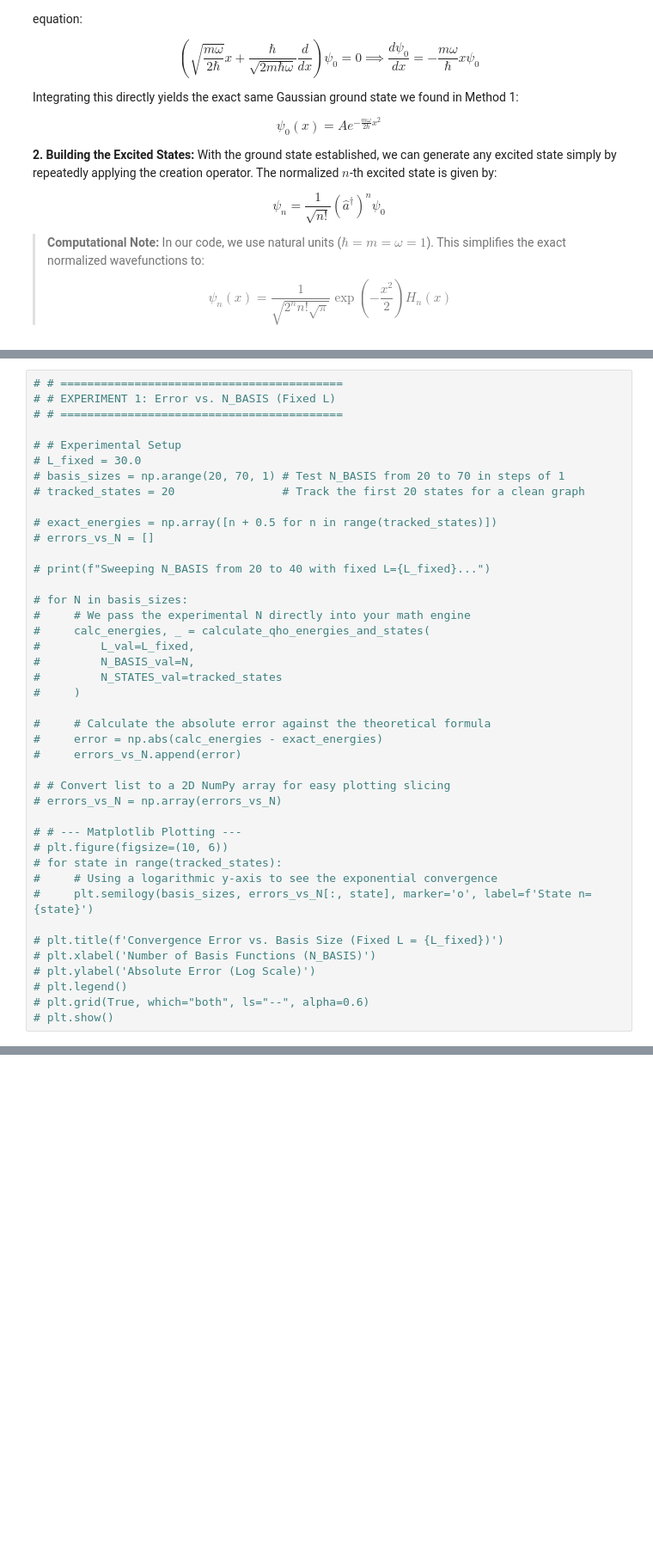
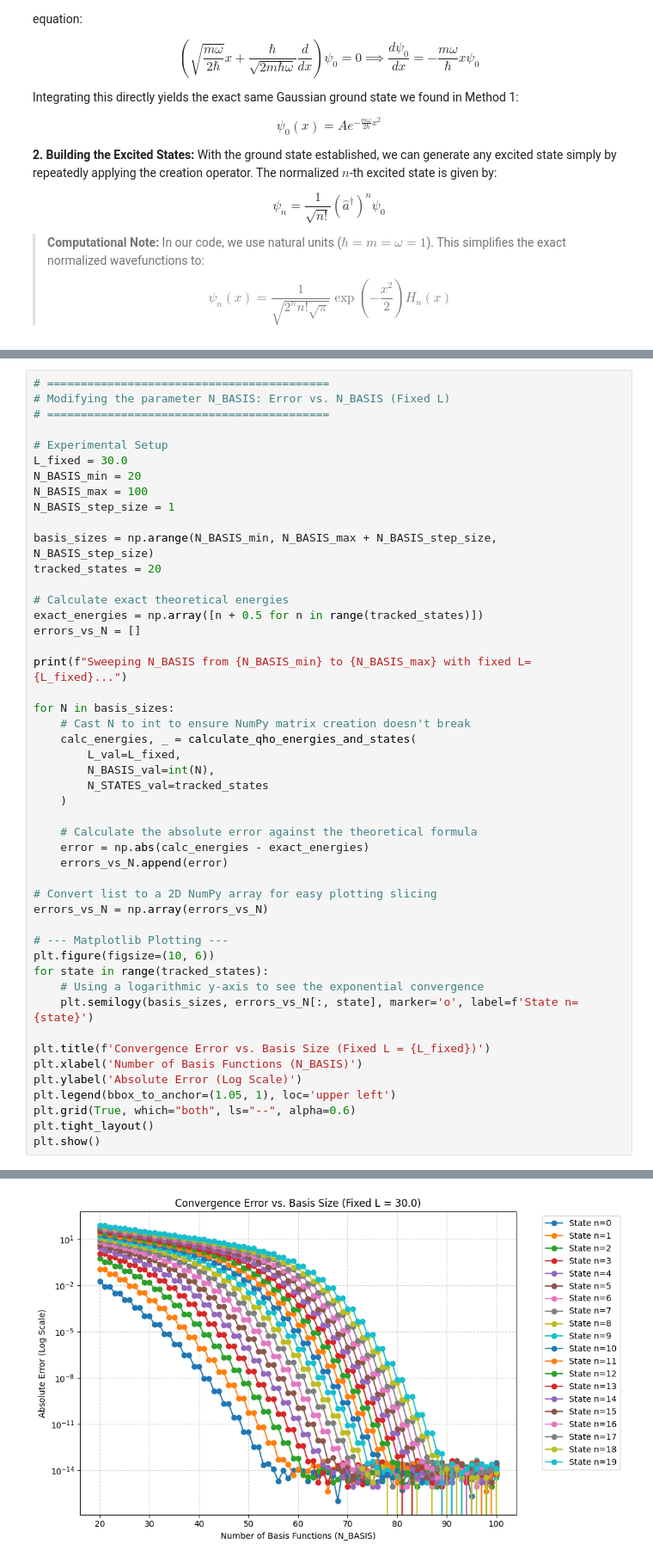
Before and after one commit to GalD101/variational_method_QHO_Project, a Jupyter notebook: QHO_Variational_Method.ipynb, the cells around one changed output, grey strips where cells are left out. Shown at 86% size. Drawn from its saved outputs; the diff is of its cells as text; blank space fills up the shorter version.

```diff
--- a/QHO_Variational_Method.ipynb
+++ b/QHO_Variational_Method.ipynb
@@ -685,42 +481,49 @@ plt.show()
 # %%
-# # ==========================================
-# # EXPERIMENT 1: Error vs. N_BASIS (Fixed L)
-# # ==========================================
+# ==========================================
+# Modifying the parameter N_BASIS: Error vs. N_BASIS (Fixed L)
+# ==========================================
 
-# # Experimental Setup
-# L_fixed = 30.0
-# basis_sizes = np.arange(20, 70, 1) # Test N_BASIS from 20 to 70 in steps of 1
-# tracked_states = 20                # Track the first 20 states for a clean graph
+# Experimental Setup
+L_fixed = 30.0
+N_BASIS_min = 20
+N_BASIS_max = 100
+N_BASIS_step_size = 1
 
-# exact_energies = np.array([n + 0.5 for n in range(tracked_states)])
-# errors_vs_N = []
+basis_sizes = np.arange(N_BASIS_min, N_BASIS_max + N_BASIS_step_size, N_BASIS_step_size)
+tracked_states = 20
 
-# print(f"Sweeping N_BASIS from 20 to 40 with fixed L={L_fixed}...")
+# Calculate exact theoretical energies
+exact_energies = np.array([n + 0.5 for n in range(tracked_states)])
+errors_vs_N = []
 
-# for N in basis_sizes:
-#     # We pass the experimental N directly into your math engine
-#     calc_energies, _ = calculate_qho_energies_and_states(
-#         L_val=L_fixed,
-#         N_BASIS_val=N,
-#         N_STATES_val=tracked_states
-#     )
+print(f"Sweeping N_BASIS from {N_BASIS_min} to {N_BASIS_max} with fixed L={L_fixed}...")
 
-#     # Calculate the absolute error against the theoretical formula
-#     error = np.abs(calc_energies - exact_energies)
-#     errors_vs_N.append(error)
+for N in basis_sizes:
+    # Cast N to int to ensure NumPy matrix creation doesn't break
+    calc_energies, _ = calculate_qho_energies_and_states(
+        L_val=L_fixed,
+        N_BASIS_val=int(N),
+        N_STATES_val=tracked_states
+    )
 
-# # Convert list to a 2D NumPy array for easy plotting slicing
-# errors_vs_N = np.array(errors_vs_N)
+    # Calculate the absolute error against the theoretical formula
+    error = np.abs(calc_energies - exact_energies)
+    errors_vs_N.append(error)
 
-# # --- Matplotlib Plotting ---
-# plt.figure(figsize=(10, 6))
-# for state in range(tracked_states):
-#     # Using a logarithmic y-axis to see the exponential convergence
-#     plt.semilogy(basis_sizes, errors_vs_N[:, state], marker='o', label=f'State n={state}')
+# Convert list to a 2D NumPy array for easy plotting slicing
+errors_vs_N = np.array(errors_vs_N)
 
-# plt.title(f'Convergence Error vs. Basis Size (Fixed L = {L_fixed})')
-# plt.xlabel('Number of Basis Functions (N_BASIS)')
-# plt.ylabel('Absolute Error (Log Scale)')
-# plt.legend()
-# plt.grid(True, which="both", ls="--", alpha=0.6)
-# plt.show()
+# --- Matplotlib Plotting ---
+plt.figure(figsize=(10, 6))
+for state in range(tracked_states):
+    # Using a logarithmic y-axis to see the exponential convergence
+    plt.semilogy(basis_sizes, errors_vs_N[:, state], marker='o', label=f'State n={state}')
+
+plt.title(f'Convergence Error vs. Basis Size (Fixed L = {L_fixed})')
+plt.xlabel('Number of Basis Functions (N_BASIS)')
+plt.ylabel('Absolute Error (Log Scale)')
+plt.legend(bbox_to_anchor=(1.05, 1), loc='upper left')
+plt.grid(True, which="both", ls="--", alpha=0.6)
+plt.tight_layout()
+plt.show()
+# %% [output]
@@ -726,0 +531 @@ plt.show()
+[figure, added]
```
Also changed, not shown: parts of 15 cells of this notebook, 3 other files.
